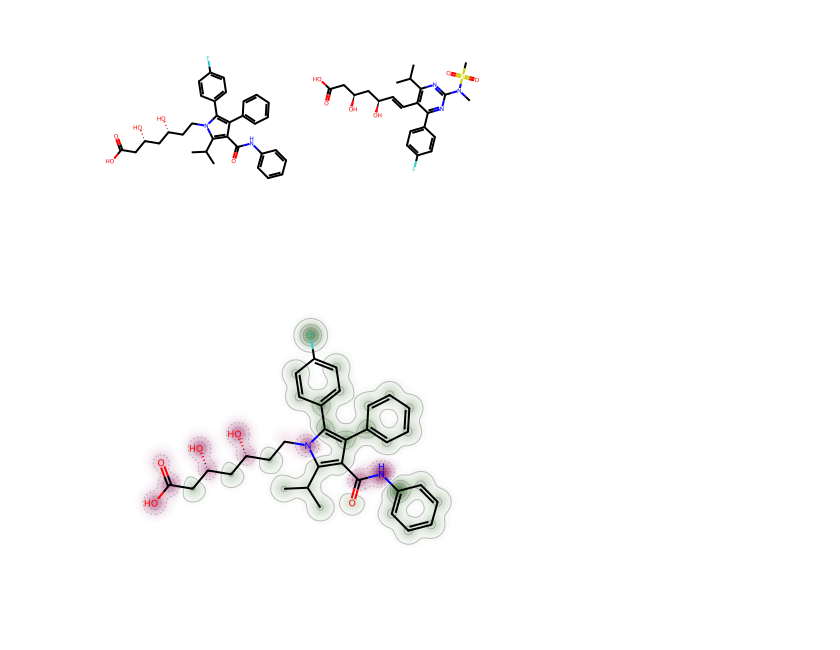
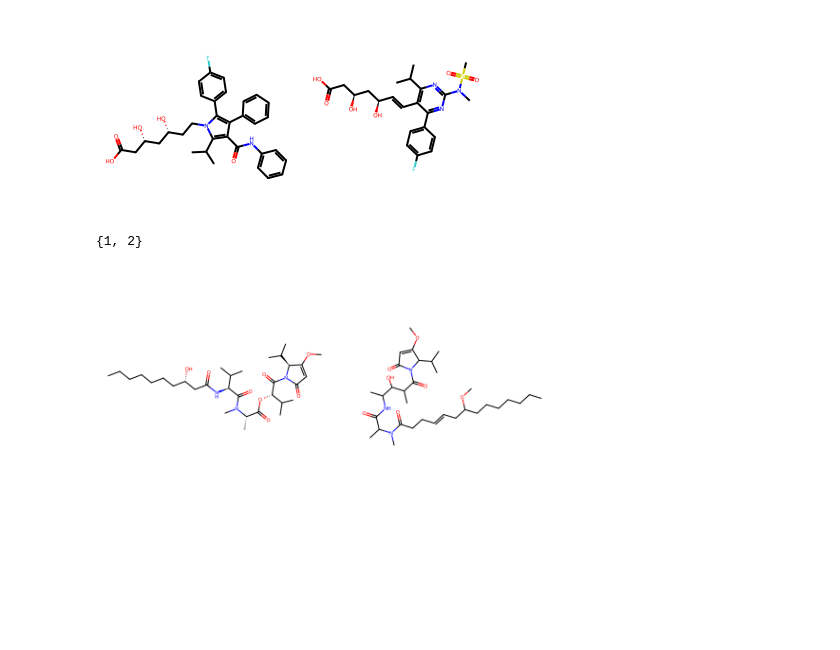
Before and after one commit to xwd0418/Spectre, a Jupyter notebook: notebook_and_scripts/SMILES_fragmenting/similarity_mapping_study.ipynb, the cells around one changed output. Saved outputs shown, nothing was run; the diff lists cells and outputs as text; code cells hidden in the pictures; blank space fills up the shorter version.

```diff
--- a/notebook_and_scripts/SMILES_fragmenting/similarity_mapping_study.ipynb
+++ b/notebook_and_scripts/SMILES_fragmenting/similarity_mapping_study.ipynb
@@ -13,18 +17,26 @@ rosuvastatin = Chem.MolFromSmiles('OC(=O)C[C@H](O)C[C@H](O)\C=C\c1c(C(C)C)nc(N(C
 Draw.MolsToGridImage((atorvastatin,rosuvastatin))
 # %% [output]
 [figure]
+# %%
+seta = {1,2,3}
+dic = {1:10, 2:20, 5:50}
+
+seta.intersection(dic)
+# %% [output]
+{1, 2}
+# %%
+Kavaratamide_A_SMILES = "CCCCCCC[C@H](O)CC(=O)N[C@@H](C(C)C)C(=O)N(C)[C@@H](C)C(=O)O[C@@H](C(C)C)C(=O)N1[C@@H](C(C)C)C(OC)=CC1=O"
+Kavaratamide_A = Chem.MolFromSmiles(Kavaratamide_A_SMILES)
+
+s1_SMILES = "CCCCCCCC(CC=CCCC(=O)N(C)C(C)C(=O)NC(C)C(O)C(C)C(=O)N1C(=O)C=C(OC)C1C(C)C)OC"
+s1 = Chem.MolFromSmiles(s1_SMILES)
+
+Draw.MolsToGridImage((Kavaratamide_A,s1), subImgSize=(500,500))
+# %% [output]
+[figure, added]
 # %%
 def show_png(data):
     bio = io.BytesIO(data)
     img = Image.open(bio)
     return img
 d = Draw.MolDraw2DCairo(400, 400)
-# %%
-from rdkit.Chem import rdMolDescriptors
-ator_contribs = rdMolDescriptors._CalcCrippenContribs(atorvastatin)
-d = Draw.MolDraw2DCairo(400, 400)
-SimilarityMaps.GetSimilarityMapFromWeights(atorvastatin,[x[0] for x in ator_contribs],draw2d=d)
-d.FinishDrawing()
-show_png(d.GetDrawingText())
-# %% [output]
-[figure, removed]
```
Also changed, not shown: parts of 19 cells of this notebook, 11 other files.
